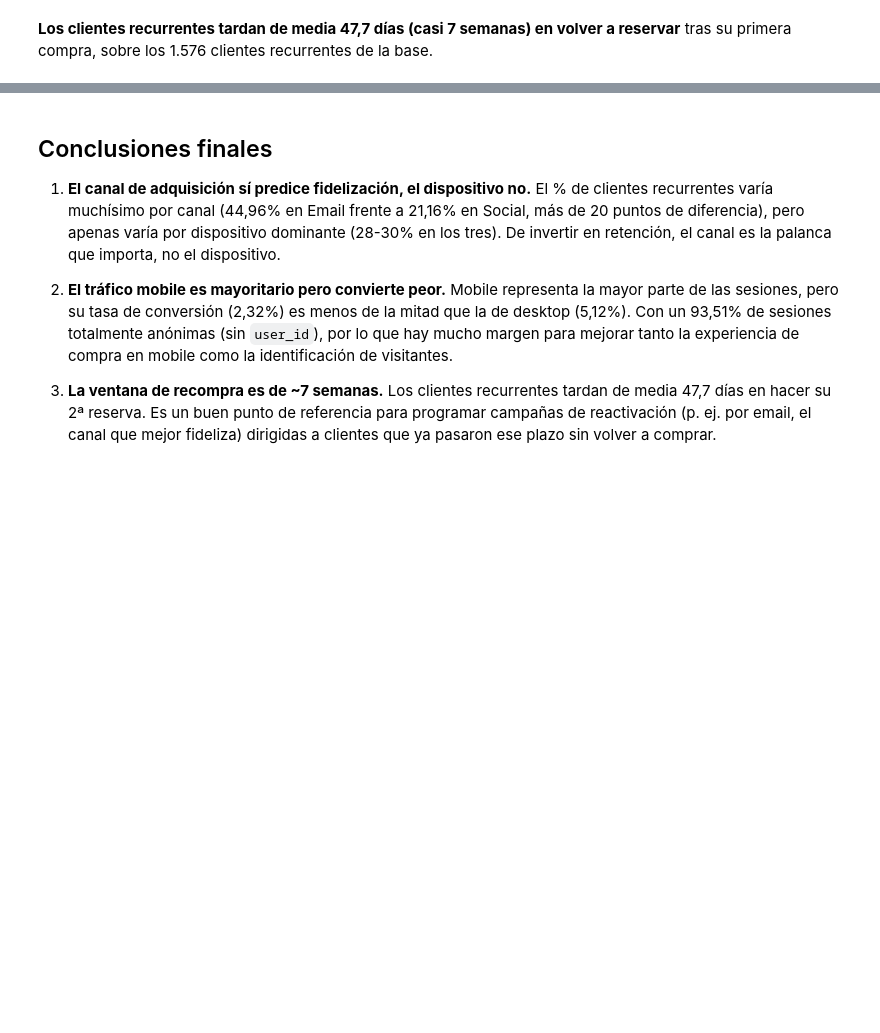
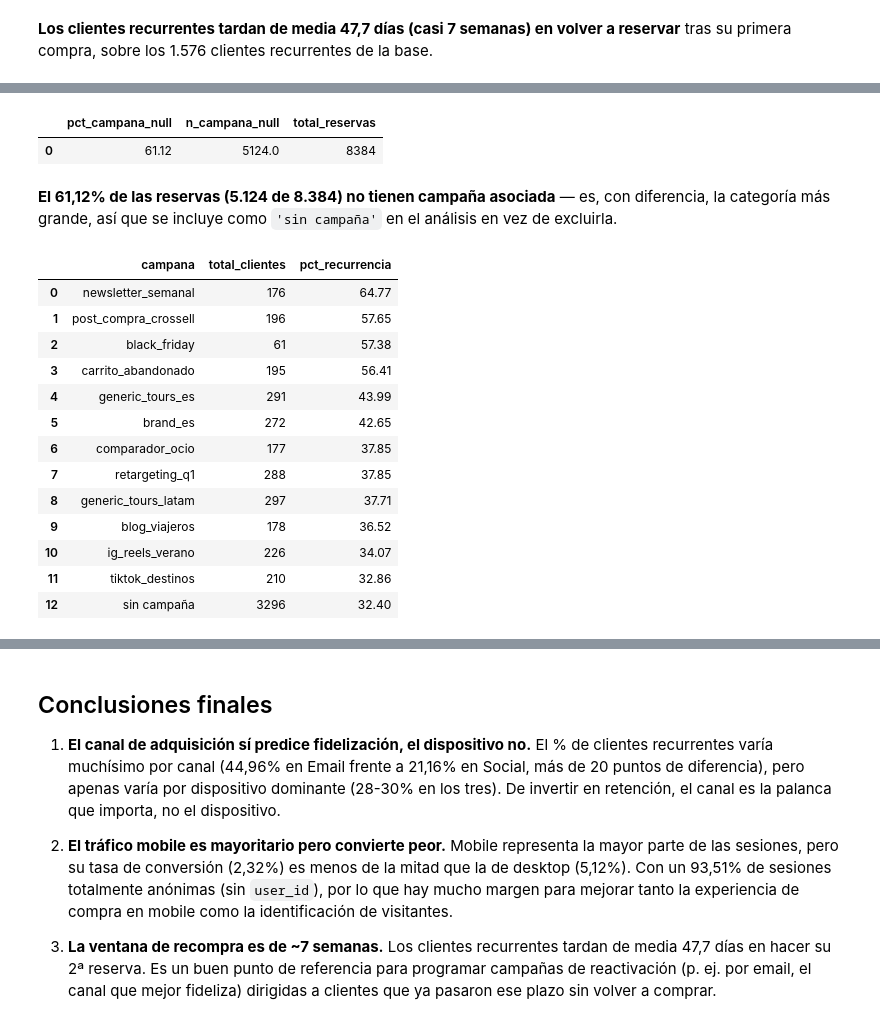
Before and after one commit to Irenegov/civitatis-business-case, a Jupyter notebook: notebooks/03_repeticion.ipynb, the cells around one changed output, grey strips where cells are left out. Saved outputs shown, nothing was run; the diff lists cells and outputs as text; code cells hidden in the pictures; blank space fills up the shorter version.

Commit message:
incluir análisis de recurrencia por campaña

```diff
--- a/notebooks/03_repeticion.ipynb
+++ b/notebooks/03_repeticion.ipynb
@@ -254,0 +264,48 @@ recurrentes de la base.
+# %%
+pct_campana_null = con.execute('''
+    SELECT
+        round(100.0 * sum(CASE WHEN campana IS NULL THEN 1 ELSE 0 END) / count(*), 2) AS pct_campana_null,
+        sum(CASE WHEN campana IS NULL THEN 1 ELSE 0 END) AS n_campana_null,
+        count(*) AS total_reservas
+    FROM reservas_limpias
+''').df()
+pct_campana_null
+# %% [output]
+|  | pct_campana_null | n_campana_null | total_reservas |
+| 0 | 61.12 | 5124.0 | 8384 |
+# %% [markdown]
+**El 61,12% de las reservas (5.124 de 8.384) no tienen campaña asociada** —
+es, con diferencia, la categoría más grande, así que se incluye como
+`'sin campaña'` en el análisis en vez de excluirla.
+# %%
+recurrencia_campana = con.execute('''
+    WITH clientes_campana AS (
+        SELECT DISTINCT COALESCE(campana, 'sin campaña') AS campana, user_id
+        FROM reservas_limpias
+        WHERE estado != 'cancelada'
+    )
+    SELECT
+        cc.campana,
+        count(*) AS total_clientes,
+        round(100.0 * sum(CASE WHEN cr.es_recurrente THEN 1 ELSE 0 END) / count(*), 2) AS pct_recurrencia
+    FROM clientes_campana cc
+    JOIN clientes_recurrentes cr ON cc.user_id = cr.user_id
+    GROUP BY cc.campana
+    ORDER BY pct_recurrencia DESC
+''').df()
+recurrencia_campana
+# %% [output]
+|  | campana | total_clientes | pct_recurrencia |
+| 0 | newsletter_semanal | 176 | 64.77 |
+| 1 | post_compra_crossell | 196 | 57.65 |
+| 2 | black_friday | 61 | 57.38 |
+| 3 | carrito_abandonado | 195 | 56.41 |
+| 4 | generic_tours_es | 291 | 43.99 |
+| 5 | brand_es | 272 | 42.65 |
+| 6 | comparador_ocio | 177 | 37.85 |
+| 7 | retargeting_q1 | 288 | 37.85 |
+| 8 | generic_tours_latam | 297 | 37.71 |
+| 9 | blog_viajeros | 178 | 36.52 |
+| 10 | ig_reels_verano | 226 | 34.07 |
+| 11 | tiktok_destinos | 210 | 32.86 |
+| 12 | sin campaña | 3296 | 32.40 |
```
Also changed, not shown: parts of 6 cells of this notebook.
